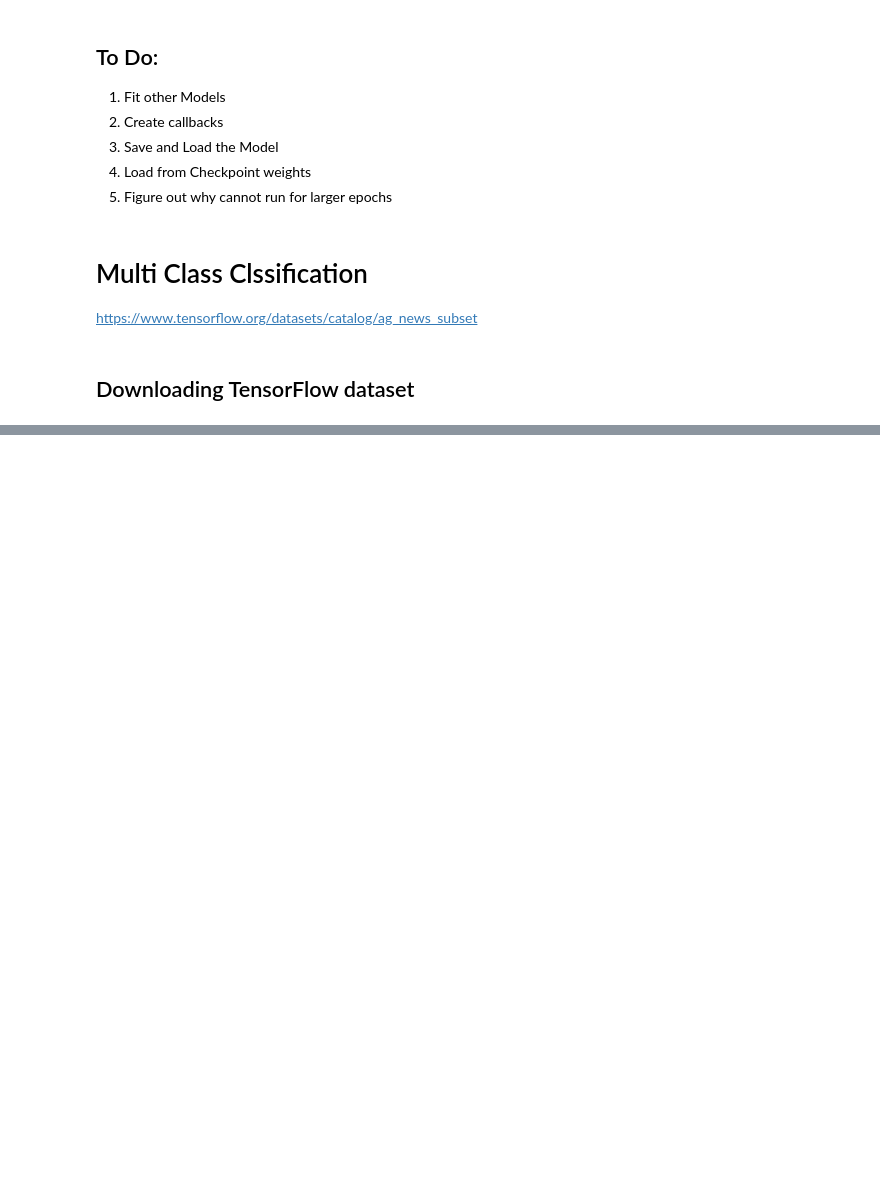
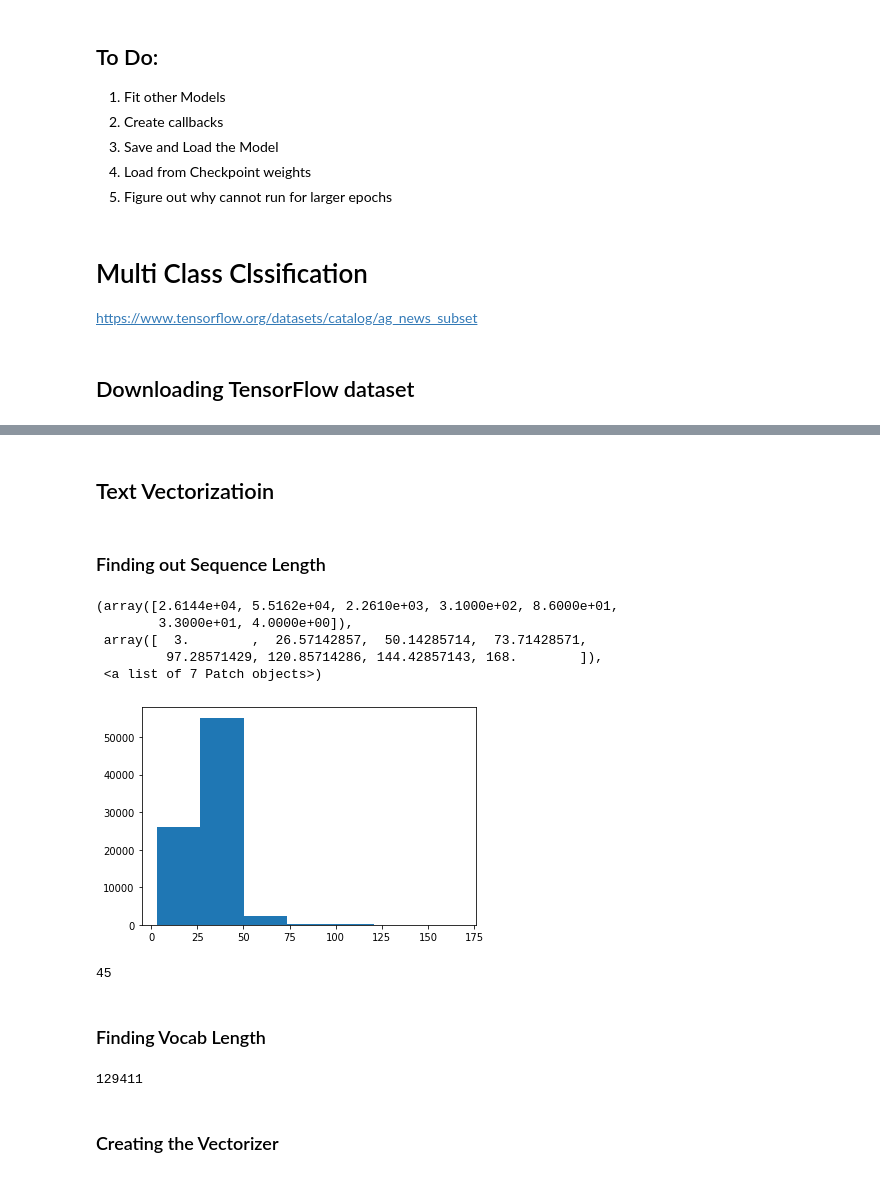
Before and after one commit to ThejakaSEP/Tensorflow_Certification, a Jupyter notebook: Practice_NLP_Classification.ipynb, the cells around one changed output, grey strips where cells are left out. Saved outputs shown, nothing was run; the diff lists cells and outputs as text; code cells hidden in the pictures; blank space fills up the shorter version.

```diff
--- a/Practice_NLP_Classification.ipynb
+++ b/Practice_NLP_Classification.ipynb
@@ -296,0 +359,56 @@ Label:  tf.Tensor(1, shape=(), dtype=int64)
+# %%
+# Splitting the Review and the Label of the Training Set
+train_reviews = []
+train_labels = []
+
+for review_batch, label_batch in train_ds:
+  for i in range(32):
+    train_reviews+=[review_batch[i].numpy()]
+    train_labels+=[label_batch[i].numpy()]
+# %%
+# Splitting the Review and the Label of the Test Set
+test_reviews = []
+test_labels = []
+
+for review_batch, label_batch in test_ds:
+  # print(len(review_batch))
+  for i in range(len(review_batch)):
+    test_reviews+=[review_batch[i].numpy()]
+    test_labels+=[label_batch[i].numpy()]
+# %%
+# Splitting the Review and the Label of the Validation Set
+valid_reviews = []
+valid_labels = []
+
+for review_batch, label_batch in val_ds:
+  for i in range(len(review_batch)):
+    valid_reviews+=[review_batch[i].numpy()]
+    valid_labels+=[label_batch[i].numpy()]
+# %% [markdown]
+## Text Vectorizatioin
+# %% [markdown]
+### Finding out Sequence Length
+# %%
+total_length_list = []
+
+for review_batch, label_batch in train_ds:
+  for i in range(32):
+    total_length_list.append(len(review_batch[i].numpy().split()))
+# %%
+import matplotlib.pyplot as plt
+plt.hist(total_length_list,bins=7)
+# %% [output]
+(array([2.6144e+04, 5.5162e+04, 2.2610e+03, 3.1000e+02, 8.6000e+01,
+        3.3000e+01, 4.0000e+00]),
+ array([  3.        ,  26.57142857,  50.14285714,  73.71428571,
+         97.28571429, 120.85714286, 144.42857143, 168.        ]),
+ <a list of 7 Patch objects>)
+[figure, added]
+# %%
+# How long of a sentence covers 95% of the lengths?
+output_seq_len = int(np.percentile(total_length_list, 95))
+output_seq_len
+# %% [output]
+45
+# %% [markdown]
+### Finding Vocab Length
@@ -296,0 +420,7 @@ Label:  tf.Tensor(1, shape=(), dtype=int64)
+# %%
+# unique number of words (vocab)
+len(set(comeplete_vocab))
+# %% [output]
+129411
+# %% [markdown]
+### Creating the Vectorizer
```
Also changed, not shown: parts of 39 cells of this notebook.
